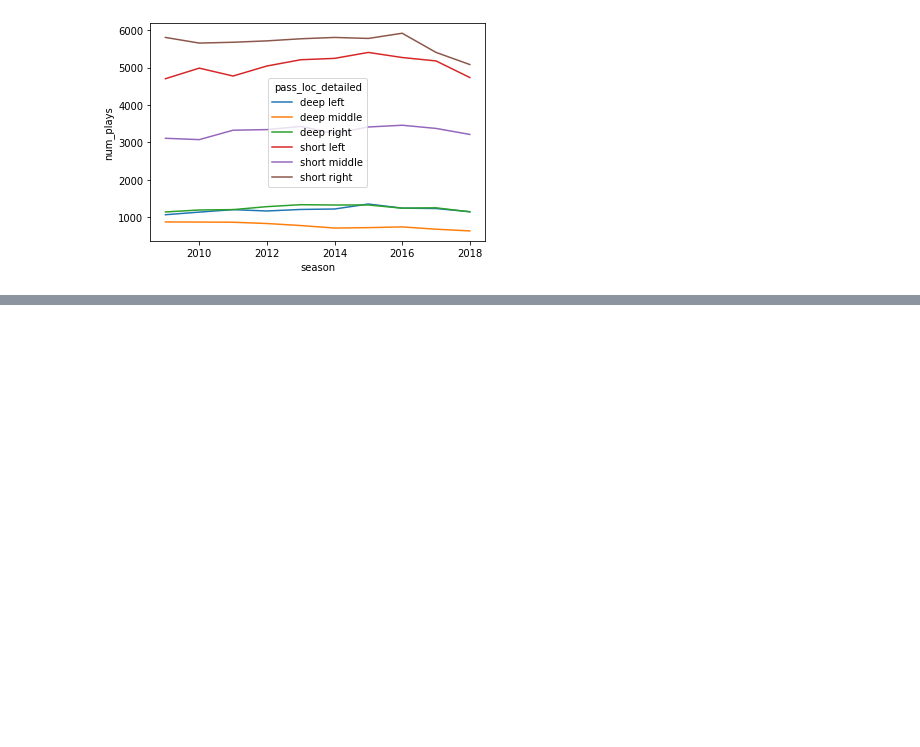
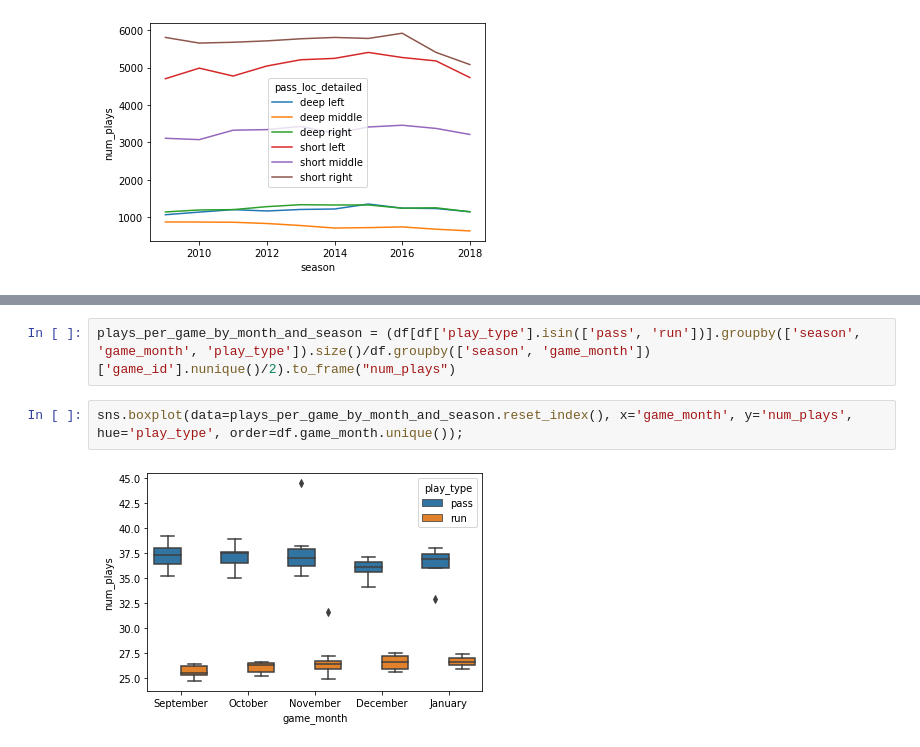
Before and after one commit to sistlasre/football_analysis, a Jupyter notebook: Football_Analysis_Final.ipynb, the cells around one changed output, grey strips where cells are left out. Saved outputs shown, nothing was run; the diff lists cells and outputs as text; blank space fills up the shorter version.

```diff
--- a/Football_Analysis_Final.ipynb
+++ b/Football_Analysis_Final.ipynb
@@ -250,0 +375,6 @@ sns.lineplot(data=pass_locations_by_season.reset_index(), x='season', y='num_pla
+# %%
+plays_per_game_by_month_and_season = (df[df['play_type'].isin(['pass', 'run'])].groupby(['season', 'game_month', 'play_type']).size()/df.groupby(['season', 'game_month'])['game_id'].nunique()/2).to_frame("num_plays")
+# %%
+sns.boxplot(data=plays_per_game_by_month_and_season.reset_index(), x='game_month', y='num_plays', hue='play_type', order=df.game_month.unique());
+# %% [output]
+[figure, added]
```
Also changed, not shown: parts of 50 cells of this notebook.
